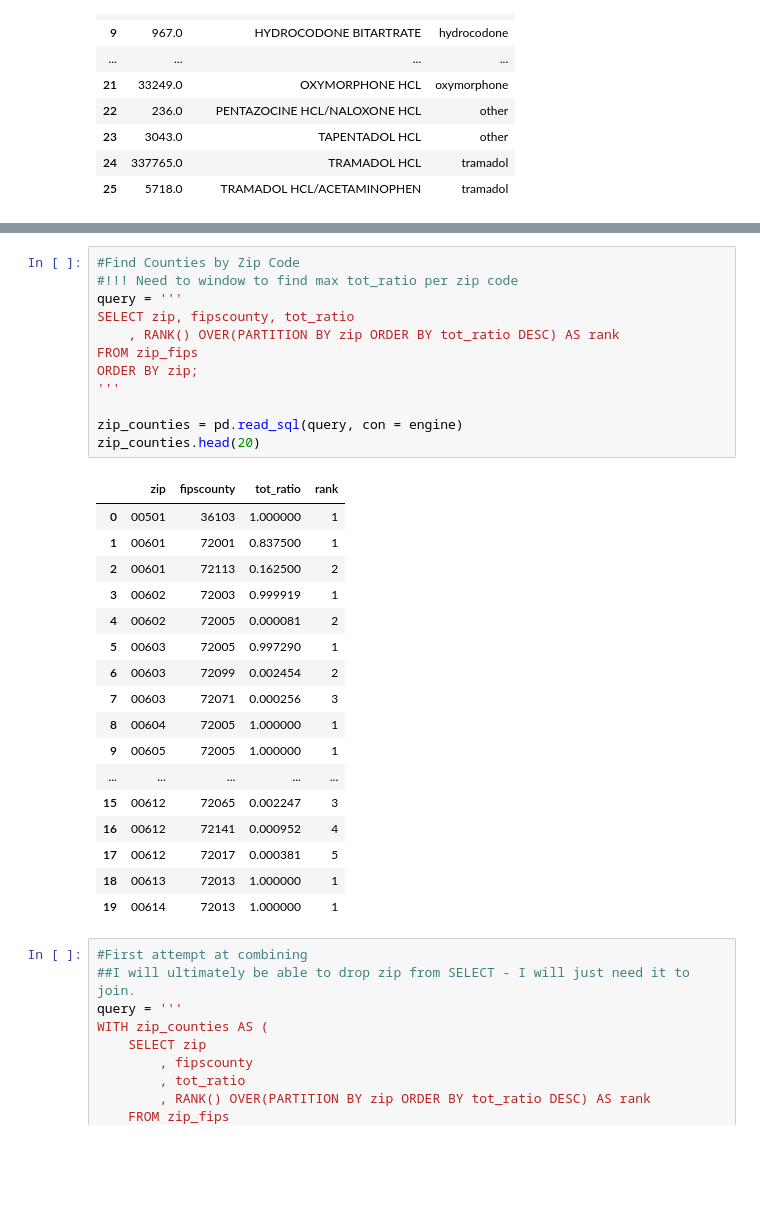
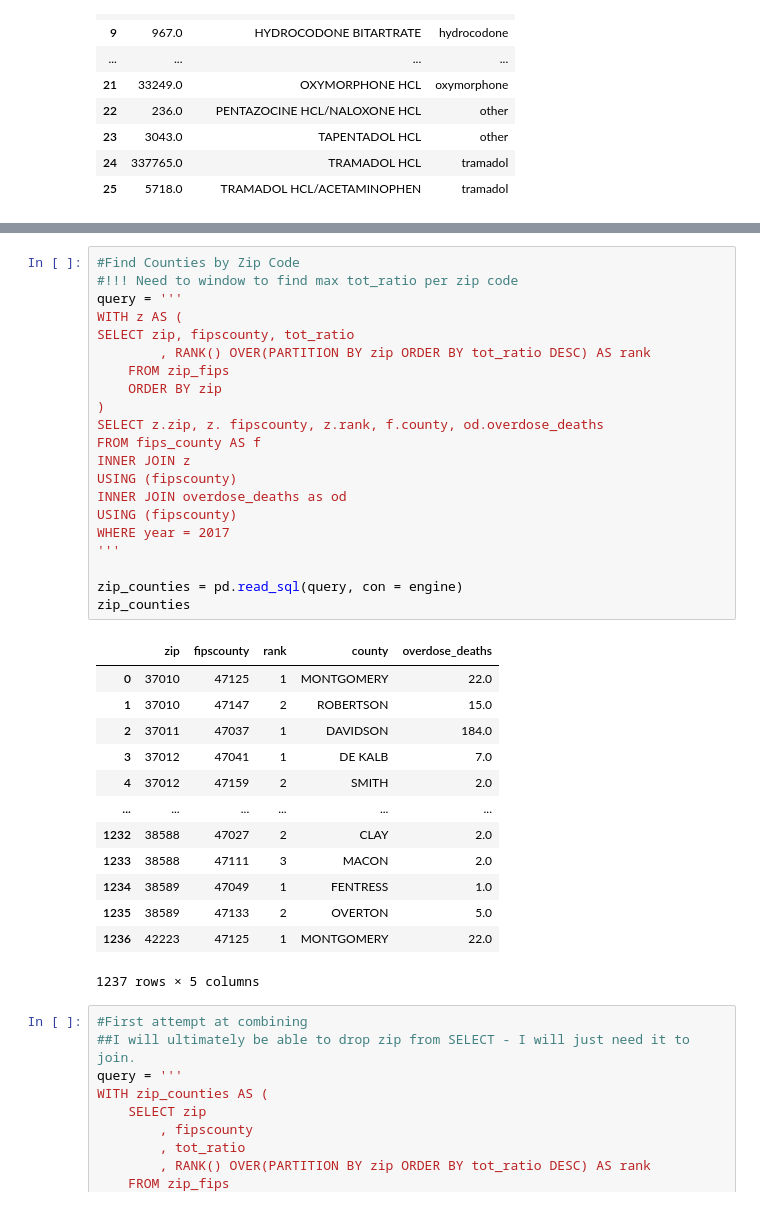
Before and after one commit to nss-data-science-cohort-4/sql_rx_project-mmm, a Jupyter notebook: sql_rx_parker.ipynb, the cells around one changed output, grey strips where cells are left out. Saved outputs shown, nothing was run; the diff lists cells and outputs as text; blank space fills up the shorter version.

```diff
--- a/sql_rx_parker.ipynb
+++ b/sql_rx_parker.ipynb
@@ -241,33 +328,38 @@ claims_per_opioid.head()
 # %%
 #Find Counties by Zip Code
 #!!! Need to window to find max tot_ratio per zip code
 query = '''
+WITH z AS (
 SELECT zip, fipscounty, tot_ratio
-    , RANK() OVER(PARTITION BY zip ORDER BY tot_ratio DESC) AS rank
-FROM zip_fips
-ORDER BY zip;
+        , RANK() OVER(PARTITION BY zip ORDER BY tot_ratio DESC) AS rank
+    FROM zip_fips
+    ORDER BY zip
+)
+SELECT z.zip, z. fipscounty, z.rank, f.county, od.overdose_deaths
+FROM fips_county AS f
+INNER JOIN z
+USING (fipscounty)
+INNER JOIN overdose_deaths as od
+USING (fipscounty)
+WHERE year = 2017
 '''
 
 zip_counties = pd.read_sql(query, con = engine)
-zip_counties.head(20)
+zip_counties
 # %% [output]
-|  | zip | fipscounty | tot_ratio | rank |
-| 0 | 00501 | 36103 | 1.000000 | 1 |
-| 1 | 00601 | 72001 | 0.837500 | 1 |
-| 2 | 00601 | 72113 | 0.162500 | 2 |
-| 3 | 00602 | 72003 | 0.999919 | 1 |
-| 4 | 00602 | 72005 | 0.000081 | 2 |
-| 5 | 00603 | 72005 | 0.997290 | 1 |
-| 6 | 00603 | 72099 | 0.002454 | 2 |
-| 7 | 00603 | 72071 | 0.000256 | 3 |
-| 8 | 00604 | 72005 | 1.000000 | 1 |
-| 9 | 00605 | 72005 | 1.000000 | 1 |
-| ... | ... | ... | ... | ... |
-| 15 | 00612 | 72065 | 0.002247 | 3 |
-| 16 | 00612 | 72141 | 0.000952 | 4 |
-| 17 | 00612 | 72017 | 0.000381 | 5 |
-| 18 | 00613 | 72013 | 1.000000 | 1 |
-| 19 | 00614 | 72013 | 1.000000 | 1 |
+|  | zip | fipscounty | rank | county | overdose_deaths |
+| 0 | 37010 | 47125 | 1 | MONTGOMERY | 22.0 |
+| 1 | 37010 | 47147 | 2 | ROBERTSON | 15.0 |
+| 2 | 37011 | 47037 | 1 | DAVIDSON | 184.0 |
+| 3 | 37012 | 47041 | 1 | DE KALB | 7.0 |
+| 4 | 37012 | 47159 | 2 | SMITH | 2.0 |
+| ... | ... | ... | ... | ... | ... |
+| 1232 | 38588 | 47027 | 2 | CLAY | 2.0 |
+| 1233 | 38588 | 47111 | 3 | MACON | 2.0 |
+| 1234 | 38589 | 47049 | 1 | FENTRESS | 1.0 |
+| 1235 | 38589 | 47133 | 2 | OVERTON | 5.0 |
+| 1236 | 42223 | 47125 | 1 | MONTGOMERY | 22.0 |
+1237 rows × 5 columns
 # %%
 #First attempt at combining
 ##I will ultimately be able to drop zip from SELECT - I will just need it to join.
```
Also changed, not shown: parts of 18 cells of this notebook, 1 other file.
